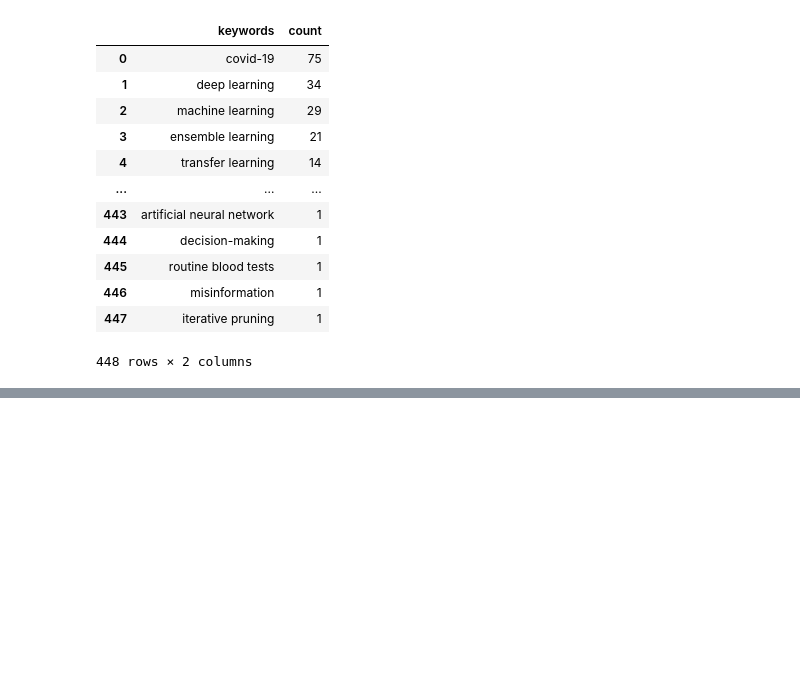
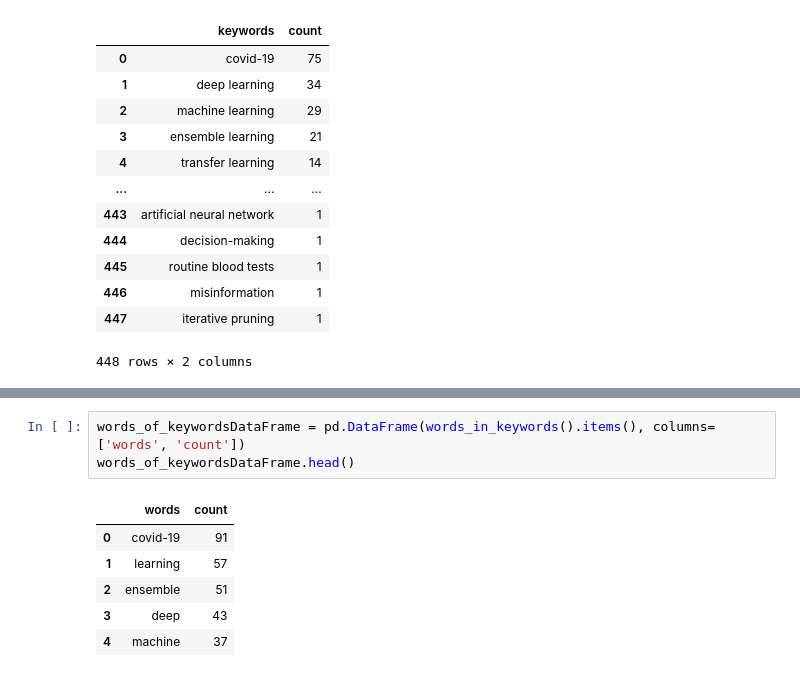
Before and after one commit to Alifarid0011/Tamrin5, a Jupyter notebook: tamrin5.ipynb, the cells around one changed output, grey strips where cells are left out. Drawn from its saved outputs; the diff is of its cells as text; blank space fills up the shorter version.

```diff
--- a/tamrin5.ipynb
+++ b/tamrin5.ipynb
@@ -63,0 +116,10 @@ keywordsDataFrame
+# %%
+words_of_keywordsDataFrame = pd.DataFrame(words_in_keywords().items(), columns=['words', 'count'])
+words_of_keywordsDataFrame.head()
+# %% [output]
+|  | words | count |
+| 0 | covid-19 | 91 |
+| 1 | learning | 57 |
+| 2 | ensemble | 51 |
+| 3 | deep | 43 |
+| 4 | machine | 37 |
```
Also changed, not shown: parts of 9 cells of this notebook.
